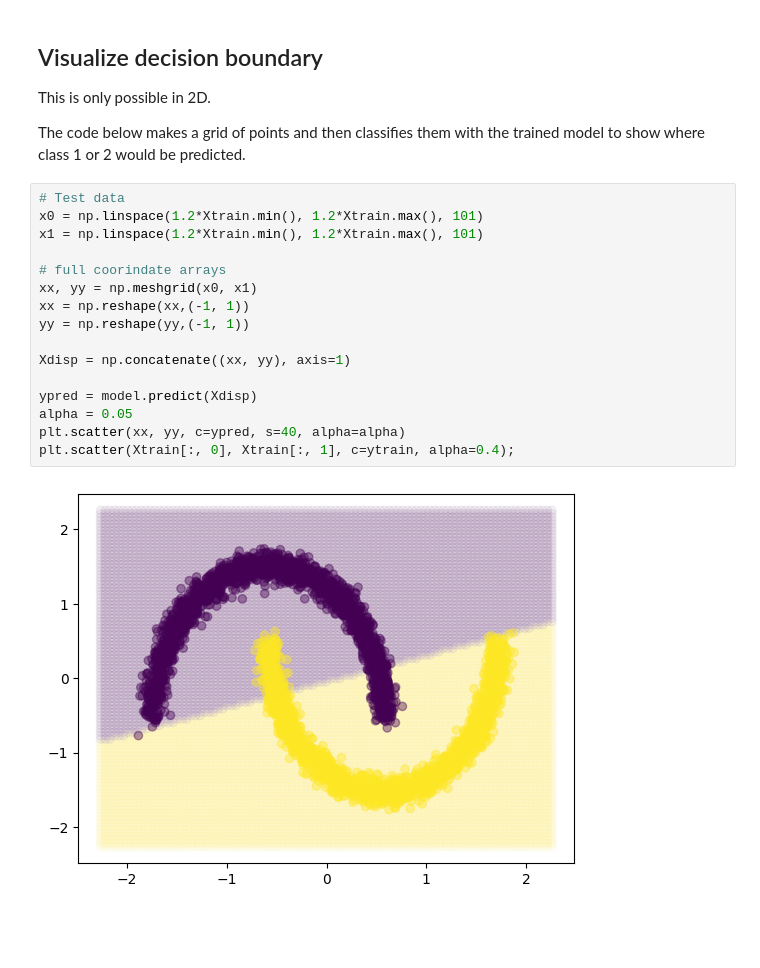
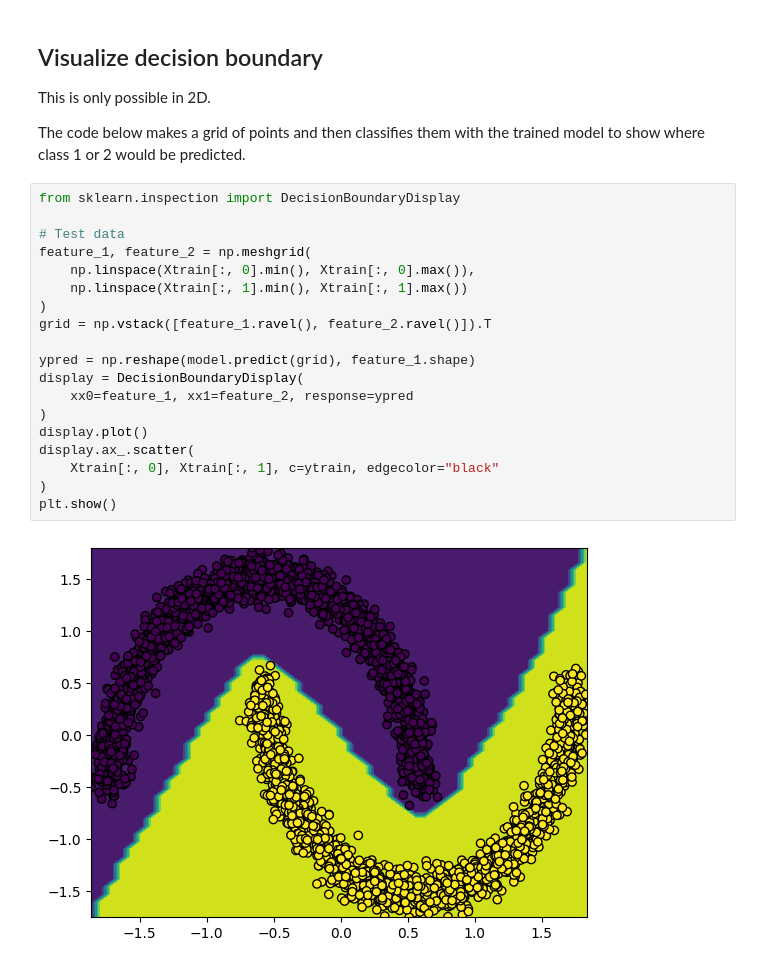
Before and after one commit to scottspurlock/csc4422-s2025, a Jupyter notebook: demos/day21_ann_demo.ipynb, the cells around one changed output. Saved outputs shown, nothing was run; the diff lists cells and outputs as text; blank space fills up the shorter version.

```diff
--- a/demos/day21_ann_demo.ipynb
+++ b/demos/day21_ann_demo.ipynb
@@ -148,21 +167,24 @@ weighted avg       0.89      0.89      0.89      1000
 This is only possible in 2D.
 
 The code below makes a grid of points and then classifies them with the trained model to show where class 1 or 2 would be predicted.
-# %%
-# Test data
-x0 = np.linspace(1.2*Xtrain.min(), 1.2*Xtrain.max(), 101)
-x1 = np.linspace(1.2*Xtrain.min(), 1.2*Xtrain.max(), 101)
-
-# full coorindate arrays
-xx, yy = np.meshgrid(x0, x1)
-xx = np.reshape(xx,(-1, 1))
-yy = np.reshape(yy,(-1, 1))
-
-Xdisp = np.concatenate((xx, yy), axis=1)
-
-ypred = model.predict(Xdisp)
-alpha = 0.05
-plt.scatter(xx, yy, c=ypred, s=40, alpha=alpha)
-plt.scatter(Xtrain[:, 0], Xtrain[:, 1], c=ytrain, alpha=0.4);
-# %% [output]
-[figure, removed]
+# %%
+from sklearn.inspection import DecisionBoundaryDisplay
+
+# Test data
+feature_1, feature_2 = np.meshgrid(
+    np.linspace(Xtrain[:, 0].min(), Xtrain[:, 0].max()),
+    np.linspace(Xtrain[:, 1].min(), Xtrain[:, 1].max())
+)
+grid = np.vstack([feature_1.ravel(), feature_2.ravel()]).T
+
+ypred = np.reshape(model.predict(grid), feature_1.shape)
+display = DecisionBoundaryDisplay(
+    xx0=feature_1, xx1=feature_2, response=ypred
+)
+display.plot()
+display.ax_.scatter(
+    Xtrain[:, 0], Xtrain[:, 1], c=ytrain, edgecolor="black"
+)
+plt.show()
+# %% [output]
+[figure, added]
```
Also changed, not shown: parts of 13 cells of this notebook.
